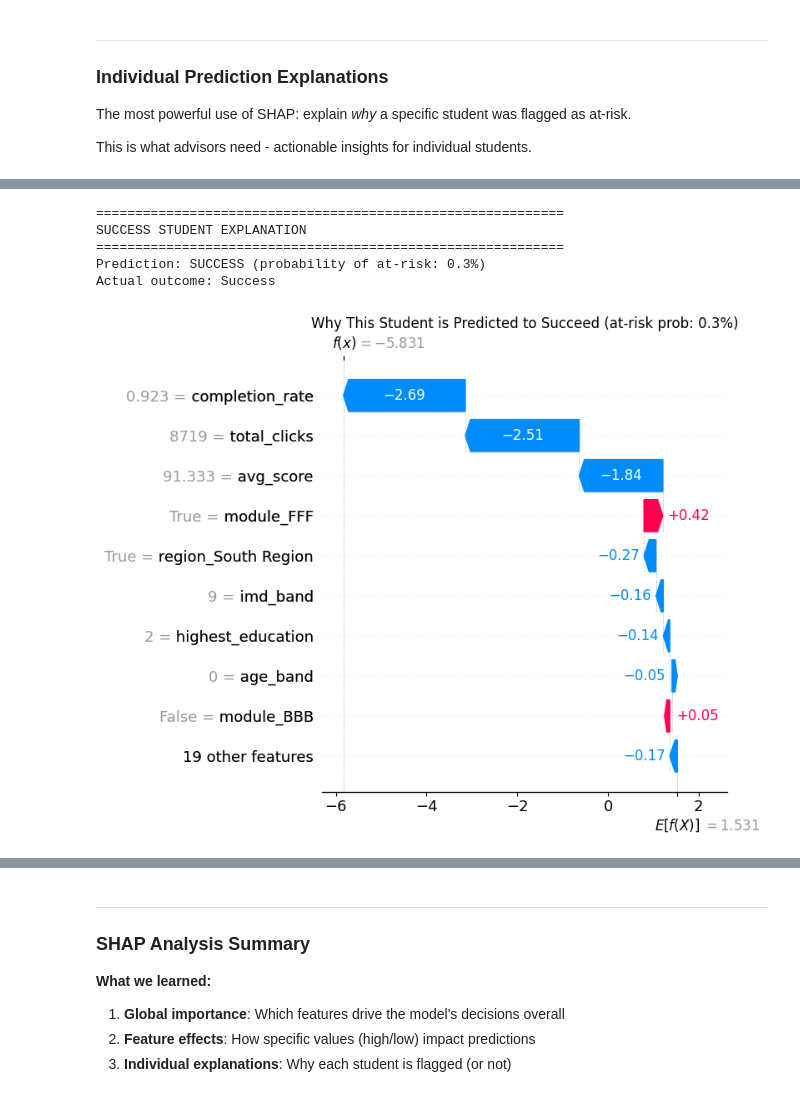
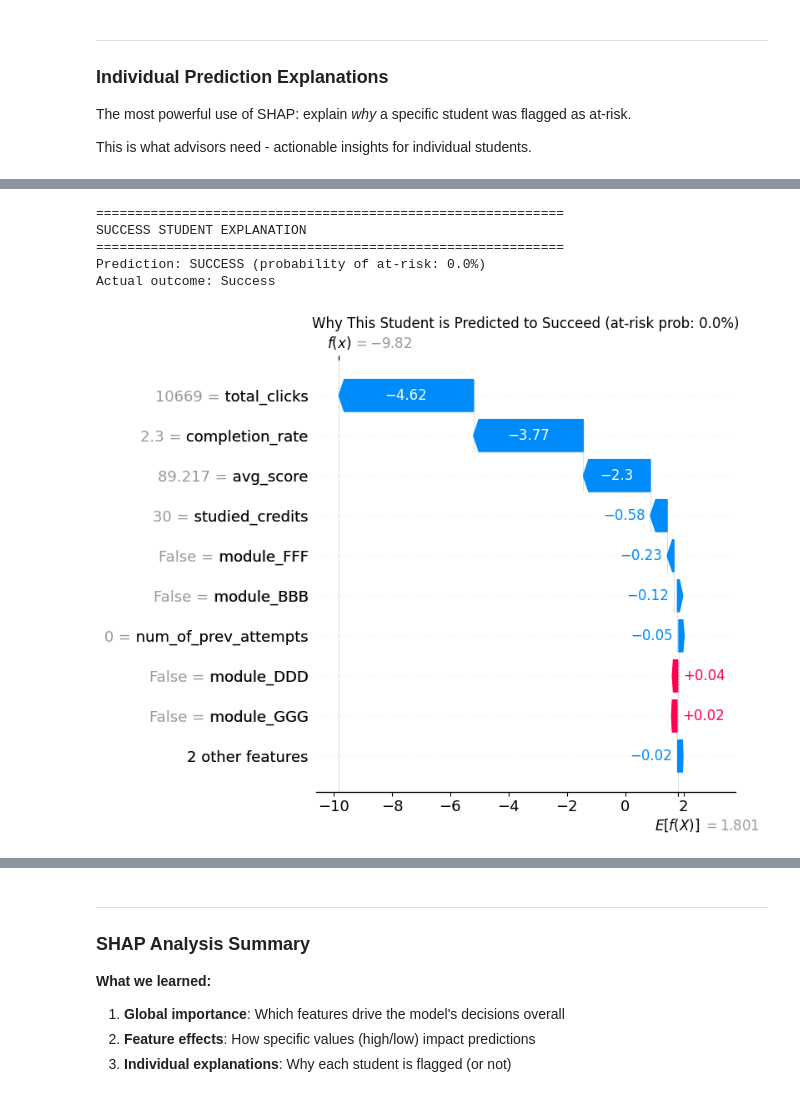
Before and after one commit to Odunzek/ai-student-success-recommendation, a Jupyter notebook: notebooks/notebook.ipynb, the cells around one changed output, grey strips where cells are left out. Saved outputs shown, nothing was run; the diff lists cells and outputs as text; code cells hidden in the pictures.

```diff
--- a/notebooks/notebook.ipynb
+++ b/notebooks/notebook.ipynb
@@ -2973,0 +3208,15 @@ Computing SHAP values for CatBoost (Tuned)...
+# %%
+# STEP 1: Compute SHAP values for selected model
+
+import shap
+
+# Use whatever you chose earlier (full vs behavioral)
+explainer = shap.TreeExplainer(final_model)
+
+print(f"Computing SHAP values for {model_name}...")
+shap_values = explainer.shap_values(X_test_final)
+
+print("✓ SHAP values computed")
+print(f"  Shape: {shap_values.shape}")
+print(f"  Features: {X_test_final.shape[1]}")
+print(f"  Samples: {X_test_final.shape[0]}")
@@ -3070,12 +3325,12 @@ This is what advisors need - actionable insights for individual students.
 # STEP 5: Waterfall Plot - Explain Individual Predictions
 # =============================================================================
 
-# Find examples: one at-risk, one success
-y_pred_test = cat_model.predict(X_test)
-y_proba_test = cat_model.predict_proba(X_test)[:, 1]
+# Find examples: one at-risk, one success using the selected model
+y_pred_test = final_model.predict(X_test_final)
+y_proba_test = final_model.predict_proba(X_test_final)[:, 1]
 
 # Get indices
-at_risk_indices = np.where((y_test.values == 1) & (y_pred_test == 1))[0]  # True positives
+at_risk_indices = np.where((y_test.values == 1) & (y_pred_test == 1))[0]   # True positives
 success_indices = np.where((y_test.values == 0) & (y_pred_test == 0))[0]  # True negatives
 
 # Pick one example of each (high confidence)
@@ -3123,33 +3378,36 @@ Actual outcome: At-Risk
 # %%
 # =============================================================================
 # STEP 7: Waterfall Plot - Success Student Explanation (for comparison)
 # =============================================================================
 
 shap_exp_success = shap.Explanation(
     values=shap_values[success_idx],
     base_values=explainer.expected_value,
-    data=X_test.iloc[success_idx].values,
-    feature_names=X_test.columns.tolist()
+    data=X_test_final.iloc[success_idx].values,
+    feature_names=X_test_final.columns.tolist(),
 )
 
-print("="*60)
+print("=" * 60)
 print("SUCCESS STUDENT EXPLANATION")
-print("="*60)
+print("=" * 60)
 print(f"Prediction: SUCCESS (probability of at-risk: {y_proba_test[success_idx]:.1%})")
 print(f"Actual outcome: {'At-Risk' if y_test.iloc[success_idx] == 1 else 'Success'}")
 
 plt.figure(figsize=(10, 6))
 shap.plots.waterfall(shap_exp_success, max_display=10, show=False)
-plt.title(f"Why This Student is Predicted to Succeed (at-risk prob: {y_proba_test[success_idx]:.1%})", fontsize=12)
+plt.title(
+    f"Why This Student is Predicted to Succeed (at-risk prob: {y_proba_test[success_idx]:.1%})",
+    fontsize=12,
+)
 plt.tight_layout()
 plt.show()
 # %% [output]
 ============================================================
 SUCCESS STUDENT EXPLANATION
 ============================================================
-Prediction: SUCCESS (probability of at-risk: 0.3%)
+Prediction: SUCCESS (probability of at-risk: 0.0%)
 Actual outcome: Success
-[figure, old version]
+[figure, new version]
 # %%
 # =============================================================================
 # STEP 8: Actionable Insights Summary
```
Also changed, not shown: parts of 22 cells of this notebook.
